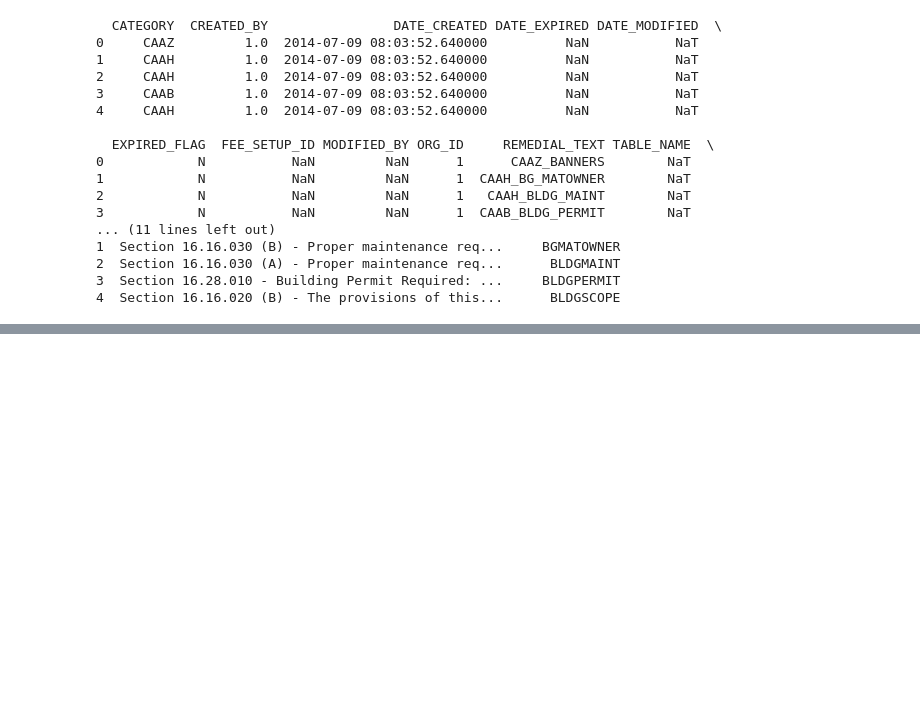
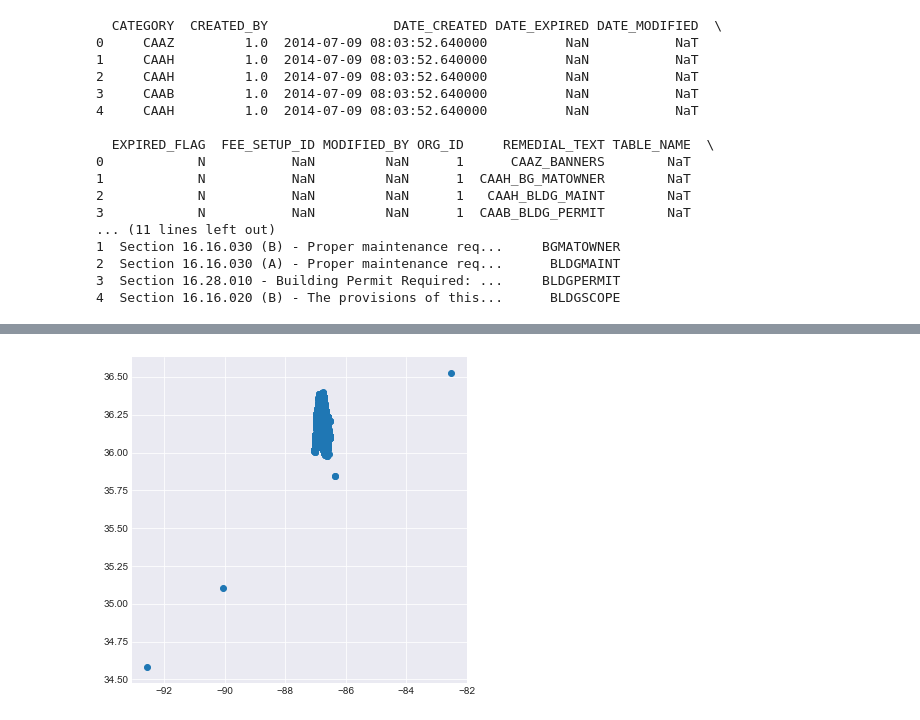
Before and after one commit to DataScienceBS/data-question-2-tornado-bombers, a Jupyter notebook: Codes_Violations_new.ipynb, the cells around one changed output, grey strips where cells are left out. Drawn from its saved outputs; the diff is of its cells as text; code cells hidden in the pictures; blank space fills up the shorter version.

```diff
--- a/Codes_Violations_new.ipynb
+++ b/Codes_Violations_new.ipynb
@@ -341,8 +285,0 @@ print(df_codes)
-# %%
-'''codes=new_codes # creating another df for new_codes - codes-violations
-#creating another df for df4 - property_stds
-
-# splitting the violation_desc column into multiple rows by "," ,then stacking ,then stripping them
-s1 = codes['VIOLATION_DESC'].str.split(',', expand=True).stack().str.strip().reset_index(level=1, drop=True)
-t = pd.concat([s1], axis=1, keys=['VIOLATION_DESC'])
-df_codes = codes.drop(['VIOLATION_DESC'], axis=1).join(t).reset_index(drop=True)'''
@@ -570,0 +454,6 @@ new_df['lng'] = [lng for lat, lng in lat_lngs]
+# %%
+#creating a new df
+lat1=new_df['lat']
+lng1=new_df['lng']
+new_df1=new_df
+print(new_df1.head(n=10))
@@ -570,0 +478,14 @@ new_df['lng'] = [lng for lat, lng in lat_lngs]
+# %%
+#import geopandas
+import geopandas as gpd
+from geopandas import GeoSeries, GeoDataFrame
+from shapely.geometry import Point
+
+#creating a geometry colmn
+geometry = [Point(xy) for xy in zip(new_df1.lng, new_df1.lat)]
+#new_df1 = new_df1.drop(['lng','lat'], axis=1)
+crs = {'init': 'epsg:2204'}
+
+#creating a new geo df with geometry column
+gdf = GeoDataFrame(new_df1, crs=crs, geometry=geometry)
+print(gdf.head(n=5))
@@ -570,0 +510,12 @@ new_df['lng'] = [lng for lat, lng in lat_lngs]
+# %%
+#gdf.loc[0, 'geometry']
+import warnings
+f, ax = plt.subplots(1,figsize=(6, 6))
+ax = gdf.plot(axes=ax)
+#ax.set_axis_off()
+#for poly in gdf['geometry']:
+#    gpd.plotting.plot_multipolygon(ax, poly, linewidth=0.1, edgecolor='grey')
+plt.show()
+warnings.filterwarnings('ignore')
+# %% [output]
+[figure, added]
```
Also changed, not shown: parts of 52 cells of this notebook.
